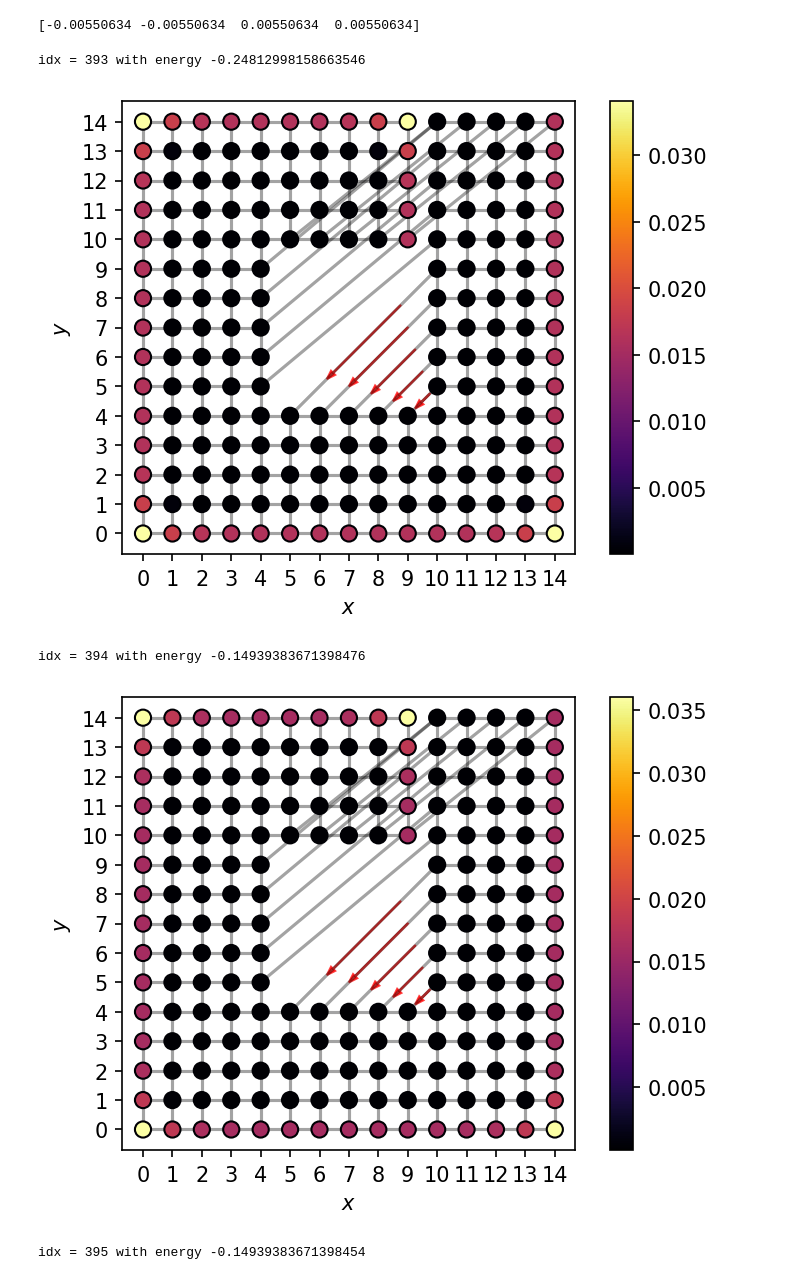
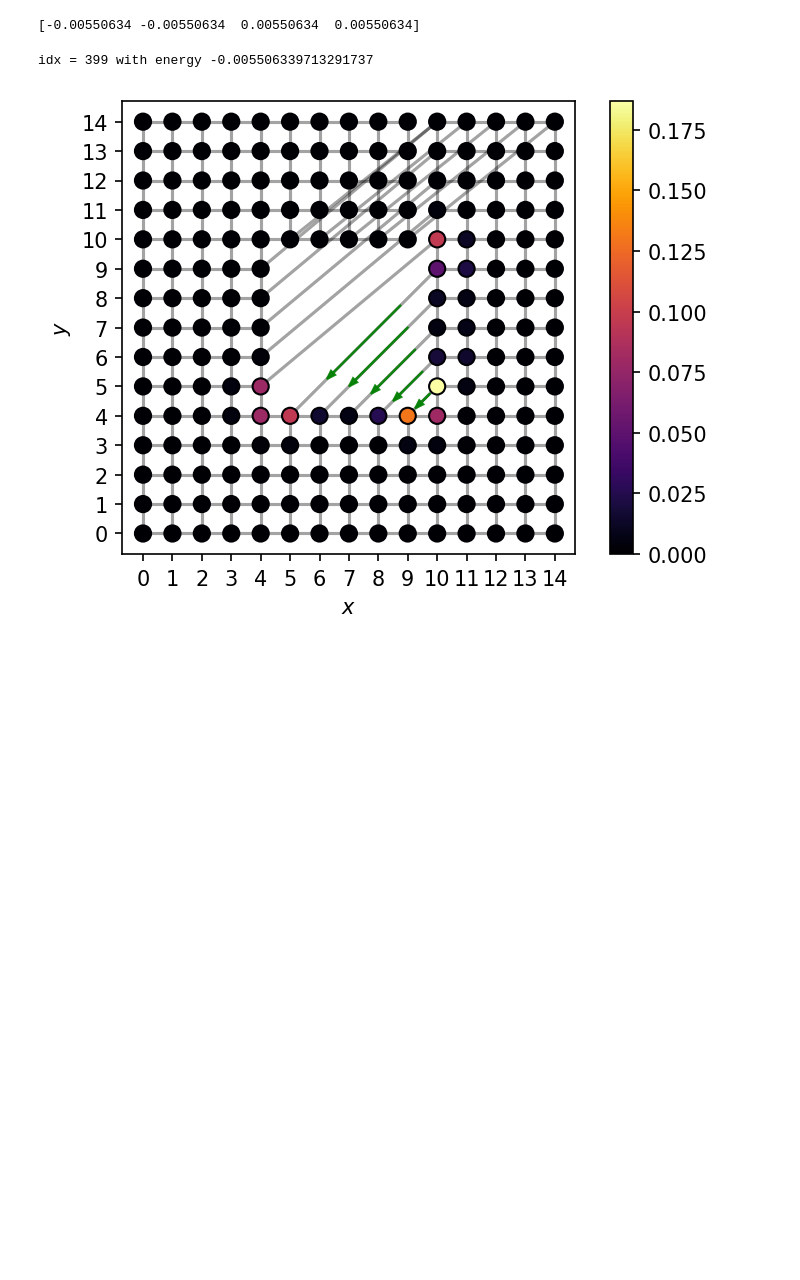
Before and after one commit to isschoch/chiral-p-wave-on-buckyball-geometry, a Jupyter notebook: disclination_dipole_elegant_large.ipynb, the cells around one changed output. Cells and saved outputs as stored; diff of their text form; code cells hidden in the pictures; blank space fills up the shorter version.

```diff
--- a/disclination_dipole_elegant_large.ipynb
+++ b/disclination_dipole_elegant_large.ipynb
@@ -133,33 +133,30 @@ Index of lowest absolute energy:  399
 [figure]
 [-0.00550634 -0.00550634  0.00550634  0.00550634]
 # %%
-for gs_idx in range(gs_idx - 6, gs_idx + 7):
+for gs_idx in range(gs_idx, gs_idx + 1):
     print(f"idx = {gs_idx} with energy {energies[gs_idx]}")
     gs_wave_function = states[:, gs_idx]
     gs_probabilities_nambu = np.square(np.abs(gs_wave_function))
     gs_probabilities = np.zeros(shape=(num_sites, 1))
 
     for site_idx in range(num_sites):
         gs_probabilities[site_idx] = np.sum(
             gs_probabilities_nambu[block_indices[site_idx]]
         )
 
     x_values = [k[0] for k in lattice_sites]
     y_values = [k[1] for k in lattice_sites]
 
     color_map = plt.get_cmap("inferno")
     sc = lattice.plot(
         False,
         c=(gs_probabilities),
         flagged_bonds=flagged_bonds_triangle,
         cmap=color_map,
     )
     plt.colorbar(sc)
     plt.savefig(f"./plots/discl_dipole_prob_distr_n_{n}.svg")
     plt.show()
 # %% [output]
-idx = 393 with energy -0.24812998158663546
+idx = 399 with energy -0.005506339713291737
-[figure, old version]
+[figure, new version]
-idx = 394 with energy -0.14939383671398476
-[figure, removed]
-idx = 395 with energy -0.14939383671398454
```
Also changed, not shown: parts of 5 cells of this notebook, 10 other files.
